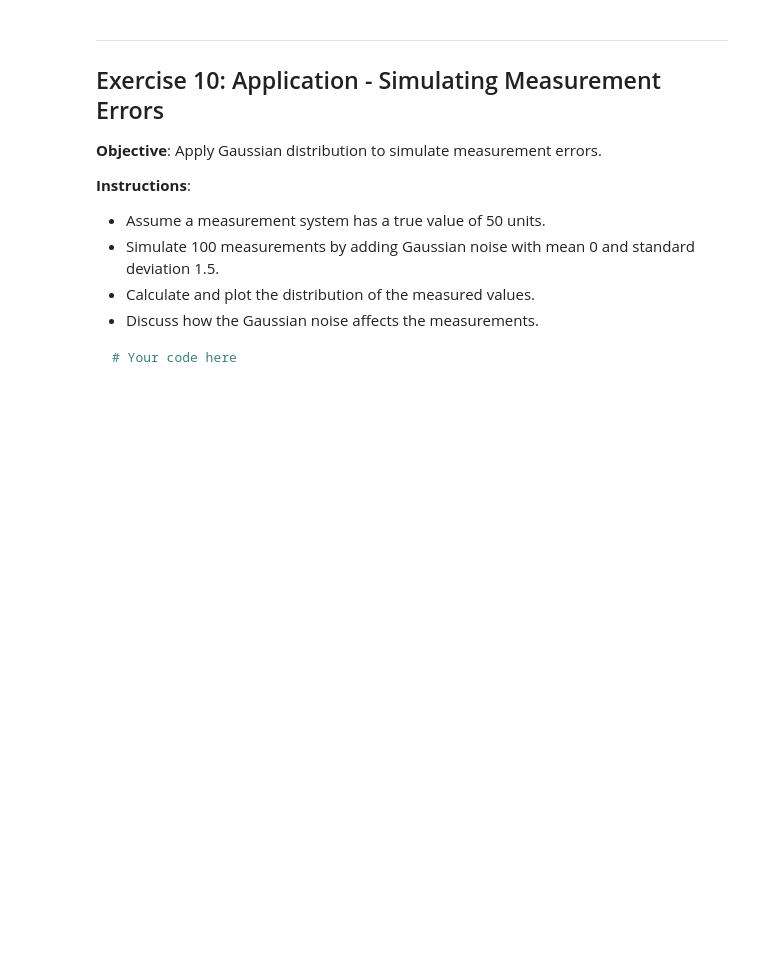
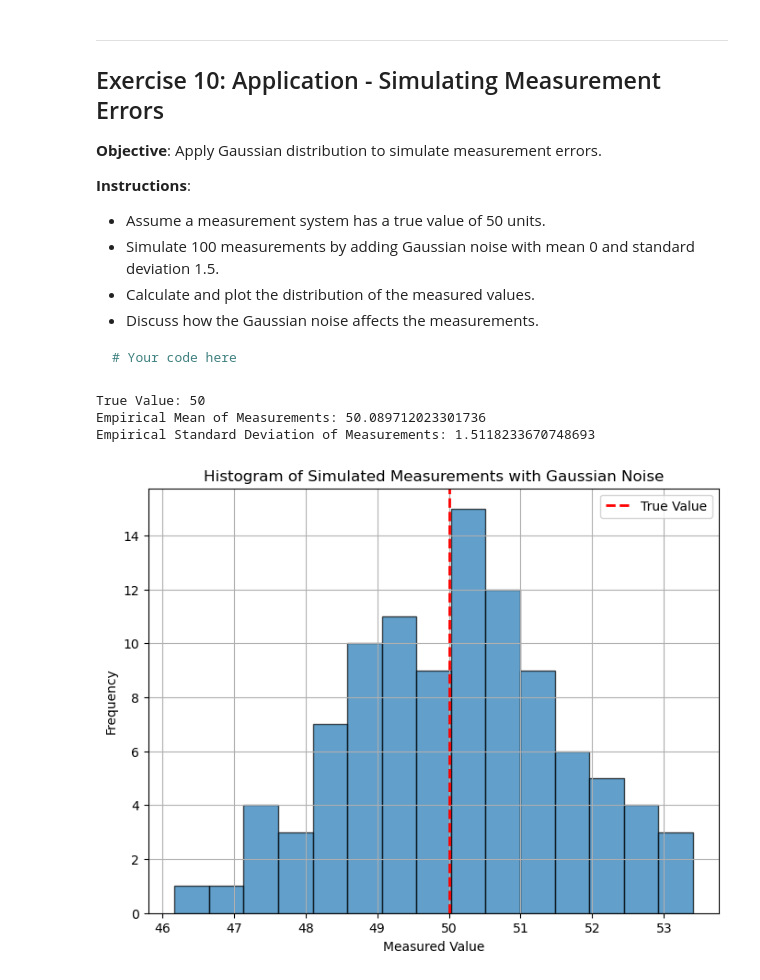
Before and after one commit to BenPfeffer-bot/Exercice_and_Solutions, a Jupyter notebook: Gaussian_Distribution_Exercises.ipynb, the cells around one changed output. Drawn from its saved outputs; the diff is of its cells as text; code cells hidden in the pictures; blank space fills up the shorter version.

````diff
--- a/Gaussian_Distribution_Exercises.ipynb
+++ b/Gaussian_Distribution_Exercises.ipynb
@@ -237,3 +282,36 @@ data2 = np.random.normal(loc=mu_new, scale=sigma_new, size=n_samples_new)
 ```python
 # Your code here
 ```
+# %%
+true_value = 50
+
+n = 100
+mu = 0 # mean
+sigma = 1.5 # std
+
+np.random.seed(0)
+noise = np.random.normal(loc=mu, scale=sigma, size=n)
+measurements = true_value + noise
+
+empirical_mean_measure = np.mean(measurements)
+empirical_std_measure = np.std(measurements)
+
+print(f"True Value: {true_value}")
+print(f"Empirical Mean of Measurements: {empirical_mean_measure}")
+print(f"Empirical Standard Deviation of Measurements: {empirical_std_measure}")
+
+
+plt.figure(figsize=(8, 6))
+plt.hist(measurements, bins=15, edgecolor='k', alpha=0.7)
+plt.axvline(true_value, color='r', linestyle='dashed', linewidth=2, label='True Value')
+plt.title('Histogram of Simulated Measurements with Gaussian Noise')
+plt.xlabel('Measured Value')
+plt.ylabel('Frequency')
+plt.legend()
+plt.grid(True)
+plt.show()
+# %% [output]
+True Value: 50
+Empirical Mean of Measurements: 50.089712023301736
+Empirical Standard Deviation of Measurements: 1.5118233670748693
+[figure, added]
````
Also changed, not shown: parts of 8 cells of this notebook, 58 other files.
